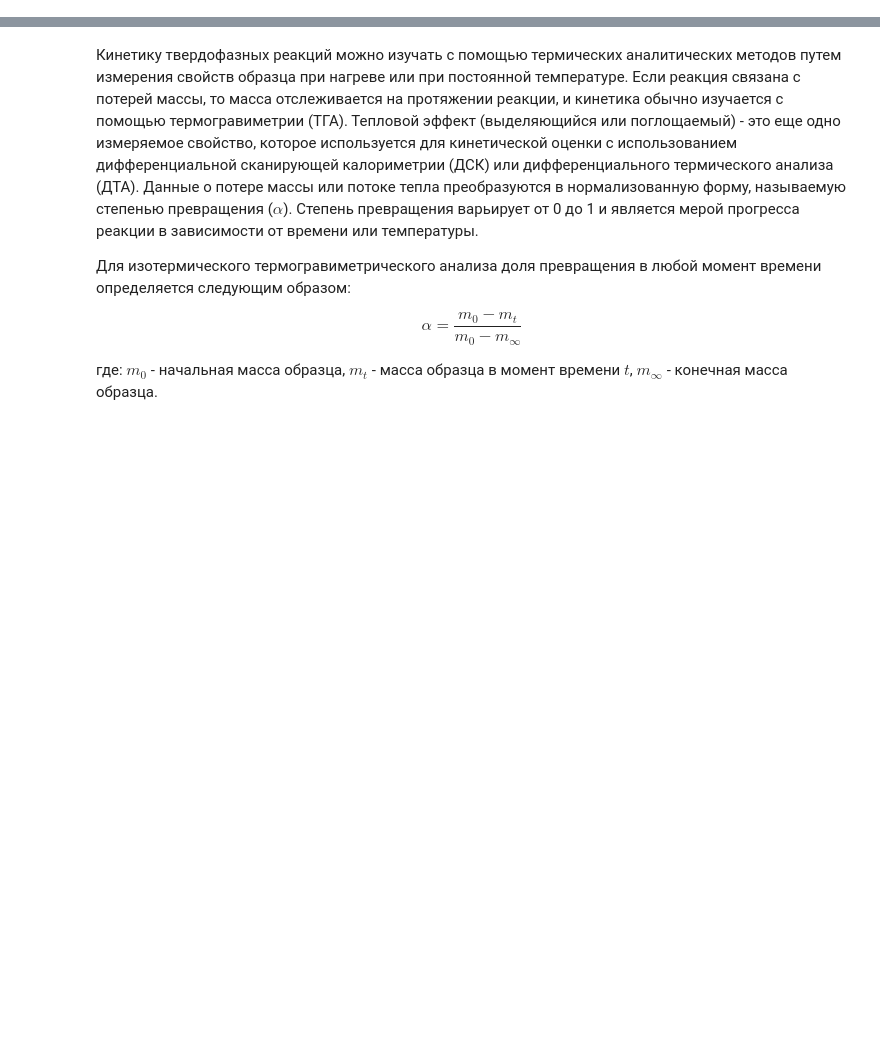
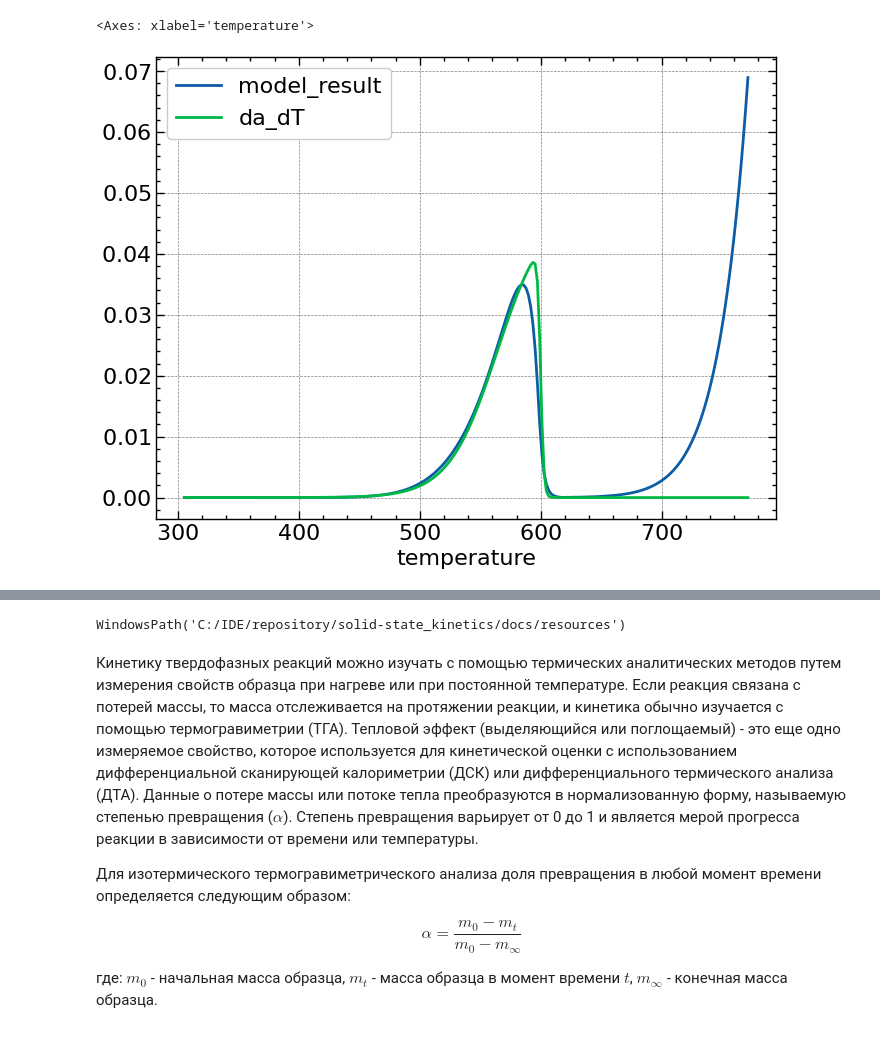
Before and after one commit to kdavjd/Open_ThermoKinetics, a Jupyter notebook: docs/ru/1_model_fit.ipynb, the cells around one changed output, grey strips where cells are left out. Cells and saved outputs as stored; diff of their text form; code cells hidden in the pictures; blank space fills up the shorter version.

```diff
--- a/docs/ru/1_model_fit.ipynb
+++ b/docs/ru/1_model_fit.ipynb
@@ -0,0 +86,6 @@
+# %%
+from src.core.model_fit_calculation import DirectDiff
+
+direct_diff = DirectDiff(ALPHA_MIN, ALPHA_MAX, 0.9)
+dd_df = direct_diff.calculate(temperature, pd.Series(conversion), BETA)
+dd_df.head(10)
@@ -1,3 +104,22 @@
+# %%
+model_key = "G7"
+dd_model = dd_df[dd_df["Model"] == model_key]
+dd_result = (
+    dd_model["A"].values.astype(float) / BETA
+    * np.exp(-dd_model["Ea"].values.astype(float)
+             / 8.314 / temperature
+    ))
+
+f_a = NUC_MODELS_TABLE[model_key]["differential_form"](1 - conversion)
+model_result = dd_result * f_a
+da_dT = pd.Series(conversion).diff()
+da_dT[0] = 0
+
+plot_df = pd.DataFrame({"temperature": temperature, "model_result": model_result, "da_dT": da_dT})
+plot_df.plot(x="temperature")
+# %% [output]
+<Axes: xlabel='temperature'>
+[figure, added]
 # %%
 import os
 from pathlib import Path
@@ -31,6 +153,10 @@ df.head()
 | 2 | 32.18783 | 3.111036e-07 | 3.302654e-13 | 7.470771e-95 | 1.613673e-30 | ... |
 | 3 | 33.14274 | 4.263148e-07 | 4.630829e-13 | 1.585870e-94 | 2.399608e-30 | ... |
 | 4 | 34.09766 | 5.478344e-07 | 6.091975e-13 | 3.248944e-94 | 3.352762e-30 | ... |
+# %%
+current_directory.parent / "resources/"
+# %% [output]
+WindowsPath('C:/IDE/repository/solid-state_kinetics/docs/resources')
 # %% [markdown]
 Кинетику твердофазных реакций можно изучать с помощью термических аналитических методов путем измерения свойств образца при нагреве или при постоянной температуре. Если реакция связана с потерей массы, то масса отслеживается на протяжении реакции, и кинетика обычно изучается с помощью термогравиметрии (ТГА). Тепловой эффект (выделяющийся или поглощаемый) - это еще одно измеряемое свойство, которое используется для кинетической оценки с использованием дифференциальной сканирующей калориметрии (ДСК) или дифференциального термического анализа (ДТА). Данные о потере массы или потоке тепла преобразуются в нормализованную форму, называемую степенью превращения ($\alpha$). Степень превращения варьирует от 0 до 1 и является мерой прогресса реакции в зависимости от времени или температуры.
 
```
Also changed, not shown: parts of 5 cells of this notebook, 2 other files.
